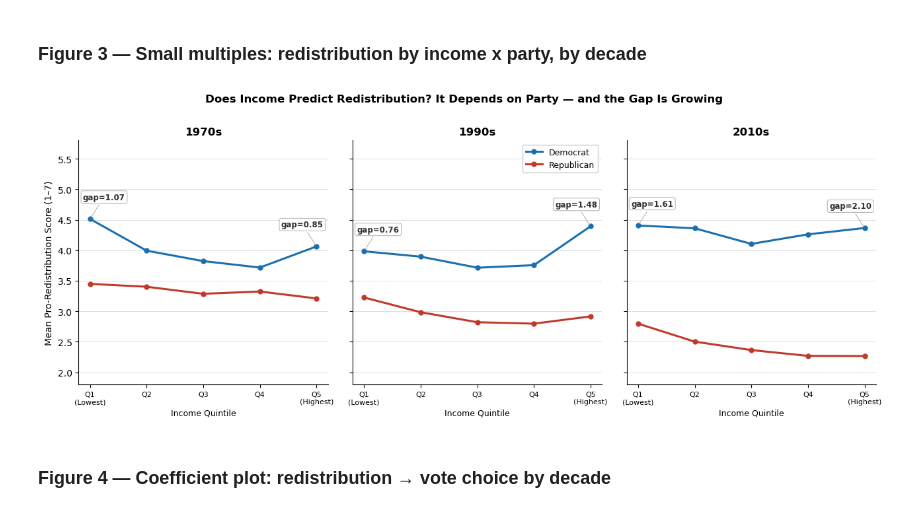
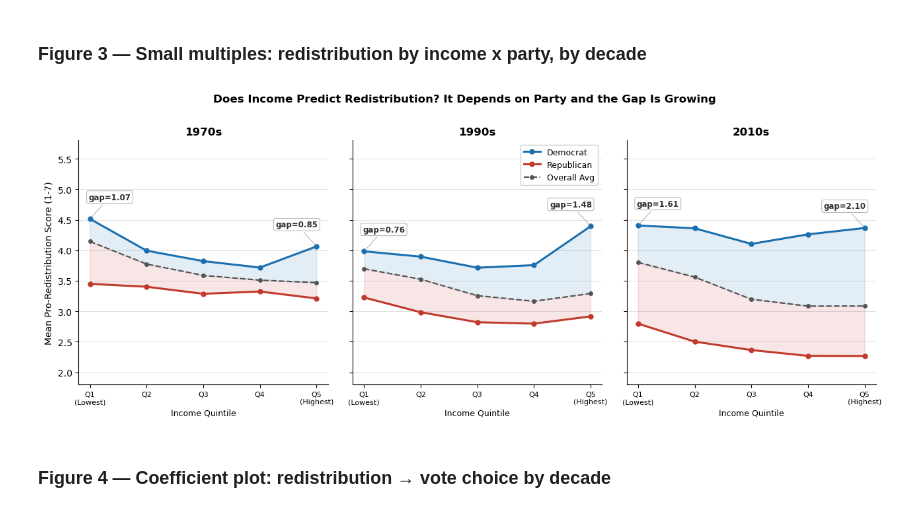
Before and after one commit to nnjaa2027/qss20-inequality-redistribution, a Jupyter notebook: code/03_visualize.ipynb, the cells around one changed output. Saved outputs shown, nothing was run; the diff lists cells and outputs as text; code cells hidden in the pictures.

```diff
--- a/code/03_visualize.ipynb
+++ b/code/03_visualize.ipynb
@@ -103,49 +103,55 @@ plt.show()
 # %%
 decade_map = {'1970s': (1970, 1979), '1990s': (1990, 1999), '2010s': (2010, 2019)}
 parties = ['Democrat', 'Republican']
 colors  = {'Democrat': '#1a6faf', 'Republican': '#c0392b'}
 
 fig, axes = plt.subplots(1, 3, figsize=(13, 5), sharey=True)
 for ax, (dlabel, (y0, y1)) in zip(axes, decade_map.items()):
     sub = df[(df['year'] >= y0) & (df['year'] <= y1) & df['party3'].isin(parties)]
-    for p in parties:
-        grp = sub[sub['party3'] == p].groupby('income')['redist'].mean()
-        ax.plot(grp.index, grp.values, marker='o', color=colors[p], label=p, lw=2.2, ms=5)
 
-    # gap annotations: place above the higher line with text box, offset to avoid overlap
+    grp_dem = sub[sub['party3'] == 'Democrat'].groupby('income')['redist'].mean()
+    grp_rep = sub[sub['party3'] == 'Republican'].groupby('income')['redist'].mean()
+    grp_avg = sub.groupby('income')['redist'].mean()
+
+    # shade between dem and avg (blue), avg and rep (red)
+    ax.fill_between(grp_avg.index, grp_dem.values, grp_avg.values, alpha=0.12, color='#1a6faf')
+    ax.fill_between(grp_avg.index, grp_avg.values, grp_rep.values, alpha=0.12, color='#c0392b')
+
+    ax.plot(grp_dem.index, grp_dem.values, marker='o', color='#1a6faf', label='Democrat', lw=2.2, ms=5)
+    ax.plot(grp_rep.index, grp_rep.values, marker='o', color='#c0392b', label='Republican', lw=2.2, ms=5)
+    ax.plot(grp_avg.index, grp_avg.values, marker='o', color='#555555', label='Overall Avg', lw=1.6, ms=4, ls='--')
+
     for q in [1, 5]:
-        vals = {p: sub[sub['party3'] == p].groupby('income')['redist'].mean().get(q, np.nan) for p in parties}
-        if not any(np.isnan(v) for v in vals.values()):
-            gap = abs(vals['Democrat'] - vals['Republican'])
-
-            # CHANGE THIS LINE: Shift Q1 to the right (+0.25) so it stays inside the axis
-            x_off = 0.25 if q == 1 else -0.25
-
+        d_val = grp_dem.get(q, float('nan'))
+        r_val = grp_rep.get(q, float('nan'))
+        if d_val == d_val and r_val == r_val:
+            gap = abs(d_val - r_val)
+            x_off = 0.35 if q == 1 else -0.35
             ax.annotate(f"gap={gap:.2f}",
-                        xy=(q, max(vals.values())),
-                        xytext=(q + x_off, max(vals.values()) + 0.32),
+                        xy=(q, d_val),
+                        xytext=(q + x_off, d_val + 0.32),
                         ha='center', **DATA_KW,
                         arrowprops=dict(arrowstyle='-', color='#aaaaaa', lw=0.7))
 
     ax.set_title(dlabel, fontsize=12, fontweight='bold')
     ax.set_xlabel("Income Quintile", fontsize=9)
     ax.set_xticks([1, 2, 3, 4, 5])
     ax.set_xticklabels(['Q1\n(Lowest)', 'Q2', 'Q3', 'Q4', 'Q5\n(Highest)'], fontsize=8)
     ax.set_ylim(1.8, 5.8)
     ax.yaxis.grid(True, color='#dddddd', lw=0.7, zorder=0)
     ax.set_axisbelow(True)
     for spine in ['top', 'right']:
         ax.spines[spine].set_visible(False)
 
-axes[0].set_ylabel("Mean Pro-Redistribution Score (1–7)", fontsize=10)
+axes[0].set_ylabel("Mean Pro-Redistribution Score (1-7)", fontsize=10)
 axes[1].legend(loc='upper right', fontsize=9, framealpha=0.95, edgecolor='#cccccc')
-fig.suptitle("Does Income Predict Redistribution? It Depends on Party — and the Gap Is Growing",
+fig.suptitle("Does Income Predict Redistribution? It Depends on Party and the Gap Is Growing",
              fontsize=12, fontweight='bold', y=1.01)
 plt.tight_layout()
 plt.savefig("../output/viz3_small_multiples.png", dpi=150, bbox_inches='tight')
 plt.show()
 # %% [output]
-[figure, old version]
+[figure, new version]
 # %% [markdown]
 ### Figure 4 — Coefficient plot: redistribution → vote choice by decade
 # %%
```
Also changed, not shown: parts of 6 cells of this notebook, 1 other file.
